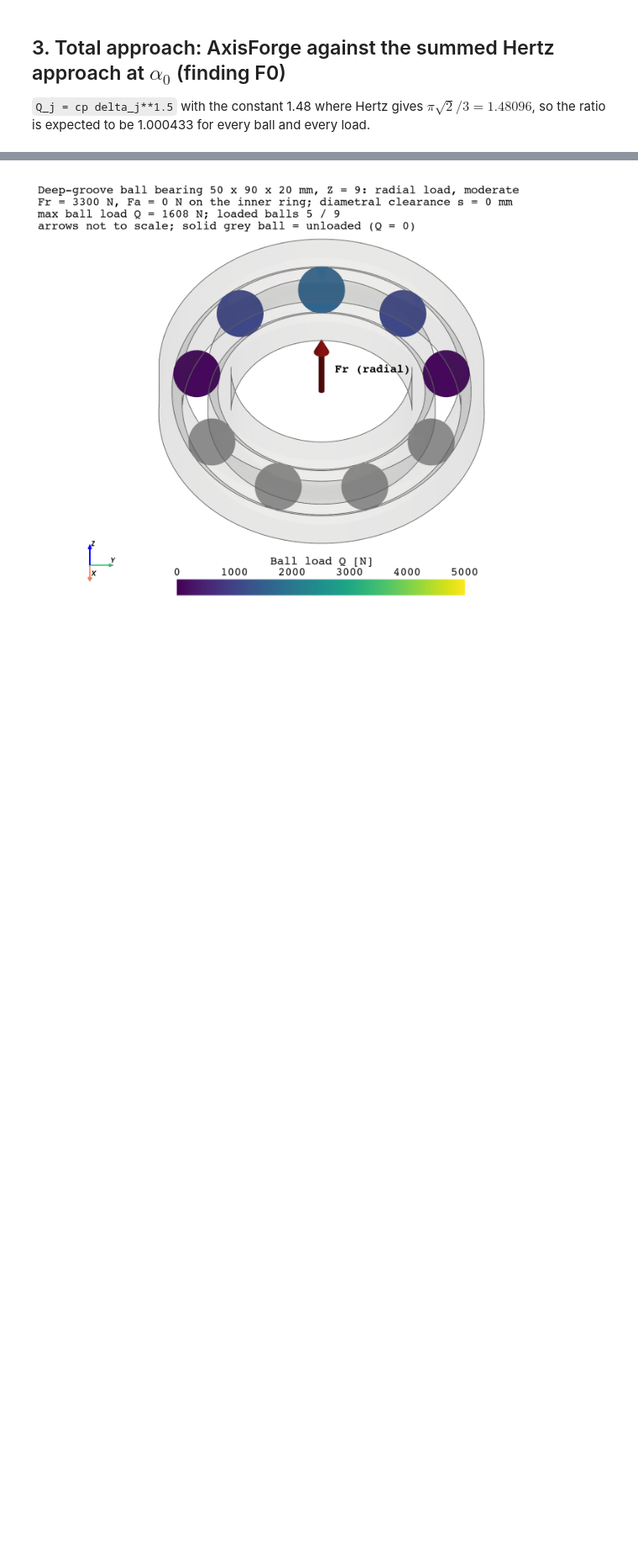
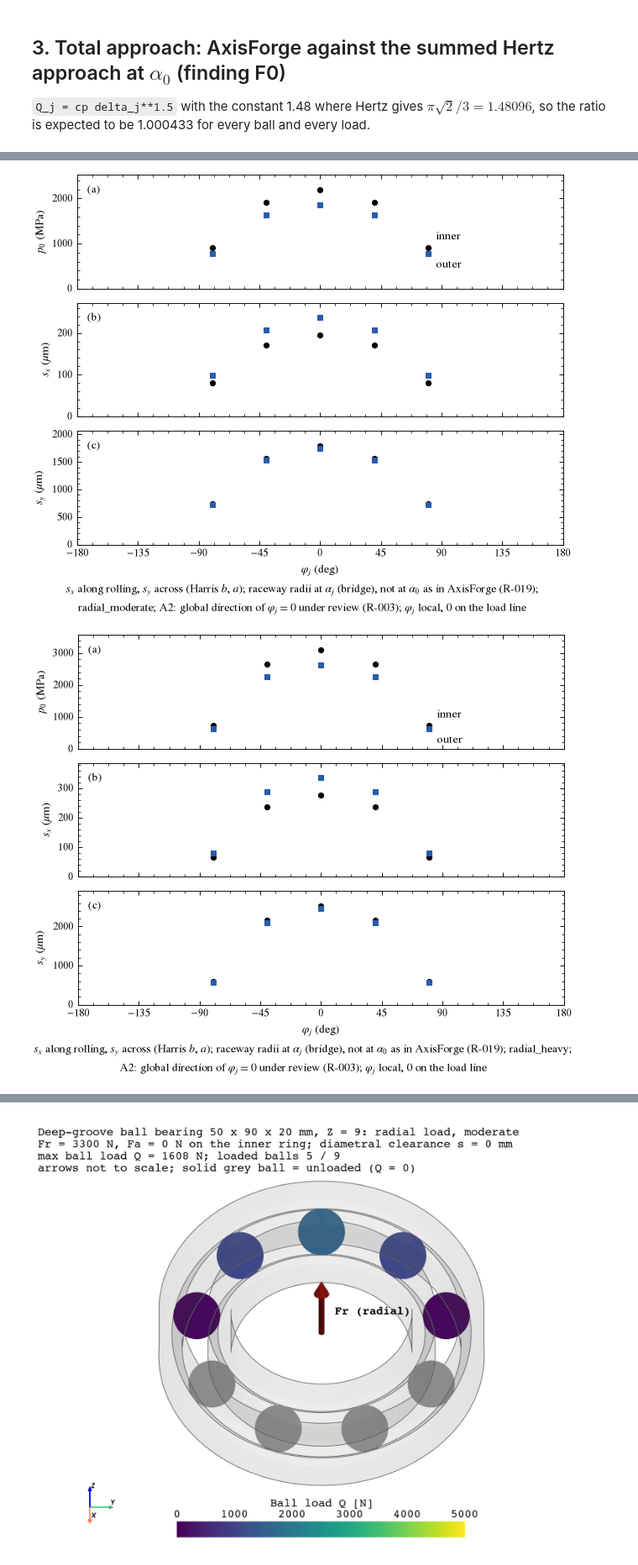
Before and after one commit to JRaposo-m/AxisForge-Design-Studies, a Jupyter notebook: validation/bearings/iso16281_ball_contact/01_contacts_vs_hertz.ipynb, the cells around one changed output, grey strips where cells are left out. Shown at 84% size. Saved outputs shown, nothing was run; the diff lists cells and outputs as text; code cells hidden in the pictures; blank space fills up the shorter version.

```diff
--- a/validation/bearings/iso16281_ball_contact/01_contacts_vs_hertz.ipynb
+++ b/validation/bearings/iso16281_ball_contact/01_contacts_vs_hertz.ipynb
@@ -169,0 +184,12 @@ Between "moderate" and "heavy" both `Fr` and the diametral clearance `s` change.
+# %%
+for name in elements:
+    rows = [r for r in contact_records if r["case"] == name]
+    fig = bearing_plots.contact_ellipses([r["phi_local_rad"] for r in rows], [r["race"] for r in rows],
+                                         [r["p0_Pa"] for r in rows], [r["s_x_m"] for r in rows],
+                                         [r["s_y_m"] for r in rows], note=f"{name}; {bearing_plots.A2_NOTE}")
+    fig.savefig(RESULTS / f"01_contact_ellipses_{name}.png")
+    display(fig)
+    plt.close(fig)
+# %% [output]
+[figure, added]
+[figure, added]
```
Also changed, not shown: parts of 7 cells of this notebook, 1 other file.
